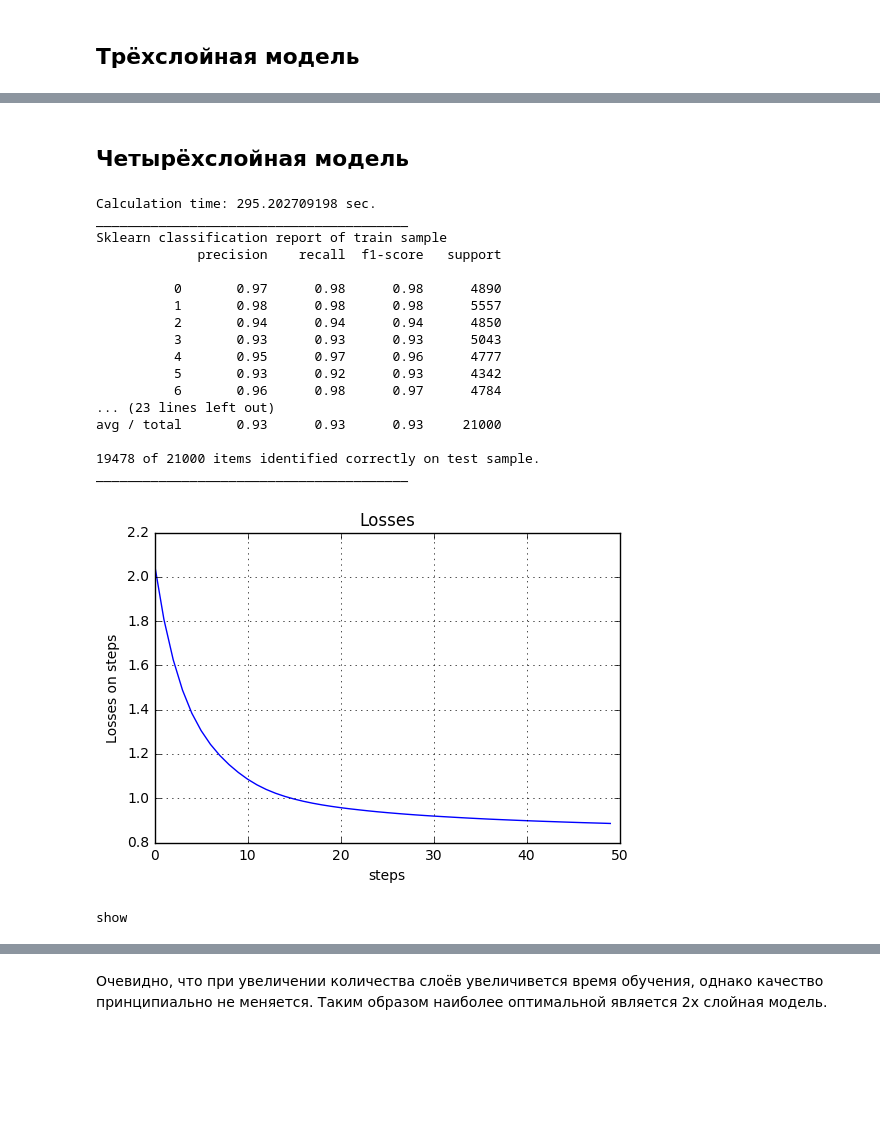
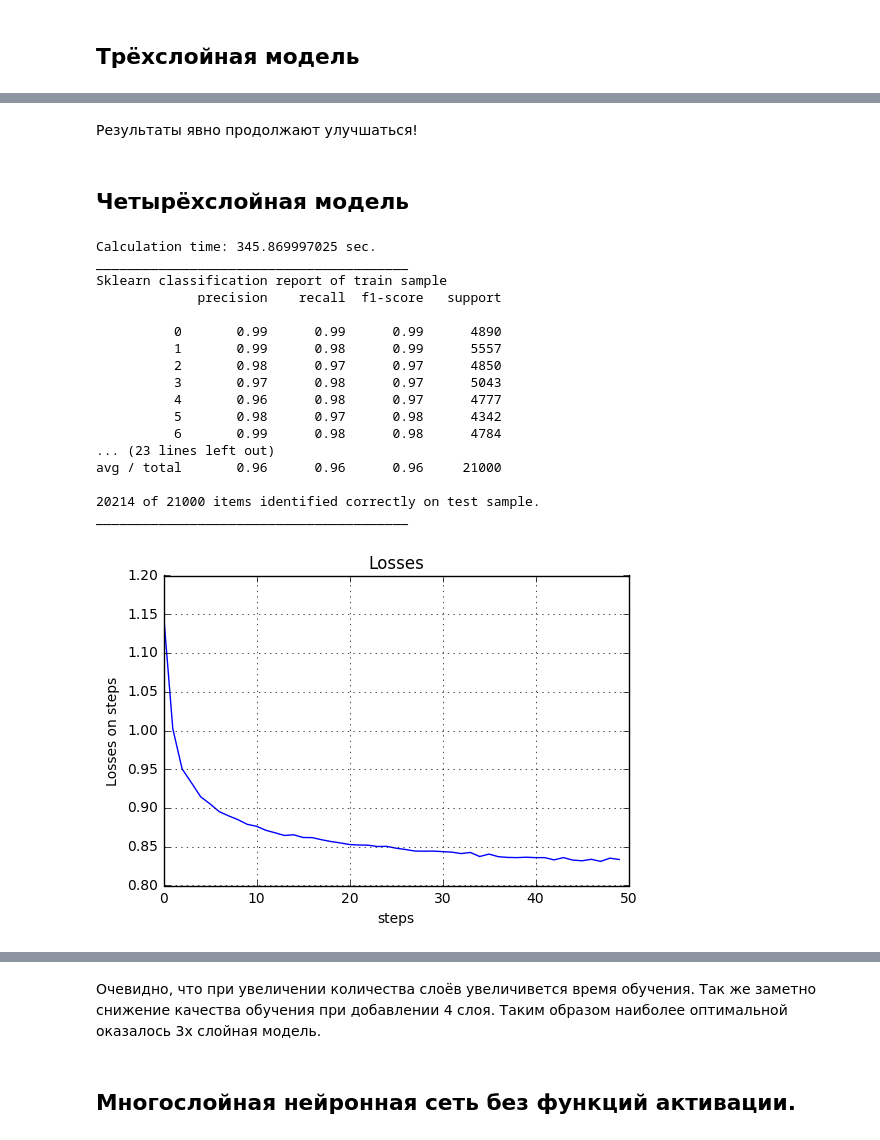
Before and after one commit to VitaliyRakitin/sphere-dm2, a Jupyter notebook: HW2/RakitinVP.ipynb, the cells around one changed output, grey strips where cells are left out. Cells and saved outputs as stored; diff of their text form; code cells hidden in the pictures; blank space fills up the shorter version.

```diff
--- a/HW2/RakitinVP.ipynb
+++ b/HW2/RakitinVP.ipynb
@@ -453,8 +594,11 @@ D_out_7 = 10
 layer_7 = [{"name":"Linear", "module": nn.Linear(D_in_1, D_hidden)},
            {"name": "sigmoid", "module": nn.Sigmoid()},
            {"name":"Linear1", "module": nn.Linear(D_hidden, D_out_1)}]
+loss_func_7 =  nn.CrossEntropyLoss(size_average=True)
+layers_num_7 = 2
+model_7 = NeuNet(layer_7, loss_func = loss_func_7, layers_num = layers_num_7, opt_learning_rate = 1e-2)
 
-model_7 = NeuNet(layer_7, loss_func = nn.CrossEntropyLoss())
+
 model_7.train(x_tr, y_tr)
 model_7.report(x_tr, y_tr, x_tt, y_tt)
 # %% [output]
@@ -485,7 +633,10 @@ layer_8 = [{"name":"Linear", "module": nn.Linear(D_in_1, D_hidden)},
            {"name": "sigmoid", "module": nn.Sigmoid()},
            {"name":"Linear1", "module": nn.Linear(D_hidden, D_out_1)}]
 
-model_8 = NeuNet(layer_8, loss_func = nn.CrossEntropyLoss())
+loss_func_8 =  nn.CrossEntropyLoss(size_average=True)
+layers_num_8 = 2
+model_8 = NeuNet(layer_8, loss_func = loss_func_8, layers_num = layers_num_8, opt_learning_rate = 1e-2)
+
 model_8.train(x_tr, y_tr)
 model_8.report(x_tr, y_tr, x_tt, y_tt)
 # %% [output]
@@ -521,10 +717,13 @@ layer_9 = [{"name":"Linear", "module": nn.Linear(D_in_1, D_hidden1)},
            {"name": "sigmoid", "module": nn.Sigmoid()},
            {"name":"Linear1", "module": nn.Linear(D_hidden1, D_hidden2)},
            {"name": "Tanh", "module": nn.Tanh()},
-           {"name":"Linear2", "module": nn.Linear(D_hidden2, D_out_1)},
-           {"name":"LSM", "module": nn.LogSoftmax()}]
+           {"name":"Linear2", "module": nn.Linear(D_hidden2, D_out_1)}]
 
-model_9 = NeuNet(layer_9, loss_func = nn.CrossEntropyLoss())
+loss_func_9 =  nn.CrossEntropyLoss(size_average=True)
+layers_num_9 = 3
+model_9 = NeuNet(layer_9, loss_func = loss_func_9, layers_num = layers_num_9, opt_learning_rate = 1e-2)
+
+
 model_9.train(x_tr, y_tr)
 model_9.report(x_tr, y_tr, x_tt, y_tt)
 # %% [output]
@@ -551,0 +757,18 @@ show
+# %%
+D_in_9 = int(x_tr.size()[1])
+D_hidden1 = 100
+D_hidden2 = 50
+D_out_9 = 10
+layer_9 = [{"name":"Linear", "module": nn.Linear(D_in_1, D_hidden1)},
+           {"name": "sigmoid", "module": nn.Sigmoid()},
+           {"name":"Linear1", "module": nn.Linear(D_hidden1, D_hidden2)},
+           {"name": "Tanh", "module": nn.Tanh()},
+           {"name":"Linear2", "module": nn.Linear(D_hidden2, D_out_1)}]
+
+loss_func_9 =  nn.CrossEntropyLoss(size_average=True)
+layers_num_9 = 3
+model_9 = NeuNet(layer_9, loss_func = loss_func_9, layers_num = layers_num_9, opt_learning_rate = 1e-4)
+
+
+model_9.train(x_tr, y_tr)
+model_9.report(x_tr, y_tr, x_tt, y_tt)
@@ -552,40 +801,44 @@ show
+# %% [markdown]
+Результаты явно продолжают улучшаться!
 # %% [markdown]
 ## Четырёхслойная модель
 # %%
 D_in_10 = int(x_tr.size()[1])
 D_hidden1 = 100
 D_hidden2 = 50
 D_hidden3 = 50
 D_out_10 = 10
 layer_10 = [{"name":"Linear", "module": nn.Linear(D_in_1, D_hidden1)},
            {"name": "sigmoid", "module": nn.Sigmoid()},
            {"name":"Linear1", "module": nn.Linear(D_hidden1, D_hidden2)},
            {"name": "Tanh", "module": nn.Tanh()},
            {"name":"Linear2", "module": nn.Linear(D_hidden2, D_hidden3)},
            {"name":"LSM", "module": nn.LogSoftmax()},
            {"name":"Linear3", "module": nn.Linear(D_hidden3, D_out_1)},
            {"name":"tanh2", "module": nn.Tanh()}]
 
-model_10 = NeuNet(layer_10, loss_func = nn.CrossEntropyLoss())
+loss_func_10 =  nn.CrossEntropyLoss(size_average=True)
+layers_num_10 = 4
+model_10 = NeuNet(layer_10, loss_func = loss_func_10, layers_num = layers_num_10, opt_learning_rate = 1e-4)
+
 model_10.train(x_tr, y_tr)
 model_10.report(x_tr, y_tr, x_tt, y_tt)
 # %% [output]
-Calculation time: 295.202709198 sec.
+Calculation time: 345.869997025 sec.
 ________________________________________
 Sklearn classification report of train sample
              precision    recall  f1-score   support
 
-          0       0.97      0.98      0.98      4890
-          1       0.98      0.98      0.98      5557
-          2       0.94      0.94      0.94      4850
-          3       0.93      0.93      0.93      5043
-          4       0.95      0.97      0.96      4777
-          5       0.93      0.92      0.93      4342
-          6       0.96      0.98      0.97      4784
+          0       0.99      0.99      0.99      4890
+          1       0.99      0.98      0.99      5557
+          2       0.98      0.97      0.97      4850
+          3       0.97      0.98      0.97      5043
+          4       0.96      0.98      0.97      4777
+          5       0.98      0.97      0.98      4342
+          6       0.99      0.98      0.98      4784
 ... (23 lines left out)
-avg / total       0.93      0.93      0.93     21000
+avg / total       0.96      0.96      0.96     21000
 
-19478 of 21000 items identified correctly on test sample.
+20214 of 21000 items identified correctly on test sample.
 ________________________________________
-[figure, old version]
+[figure, new version]
-show
@@ -592,2 +854,4 @@ show
 # %% [markdown]
-Очевидно, что при увеличении количества слоёв увеличивется время обучения, однако качество принципиально не меняется. Таким образом наиболее оптимальной является 2х слойная модель.
+Очевидно, что при увеличении количества слоёв увеличивется время обучения. Так же заметно снижение качества обучения при добавлении 4 слоя. Таким образом наиболее оптимальной оказалось 3х слойная модель.
+# %% [markdown]
+## Многослойная нейронная сеть без функций активации.
```
Also changed, not shown: parts of 31 cells of this notebook.
